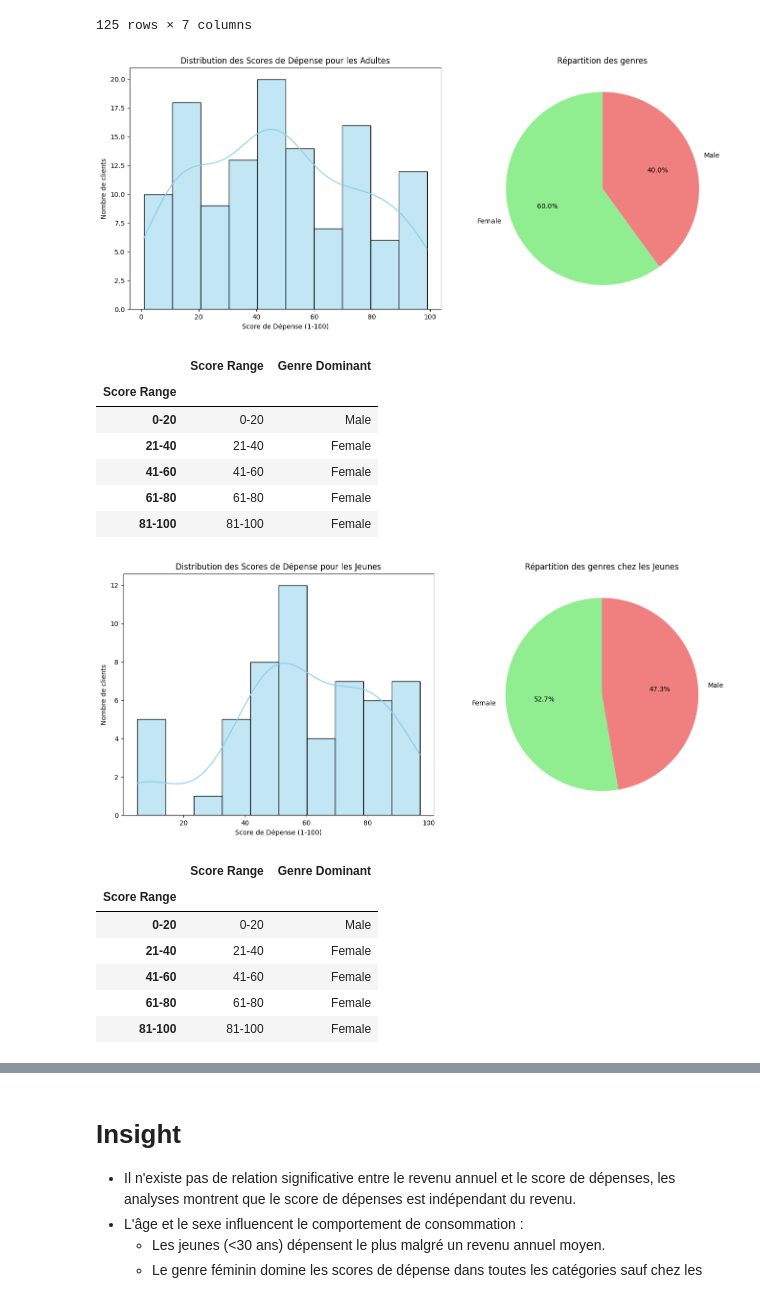
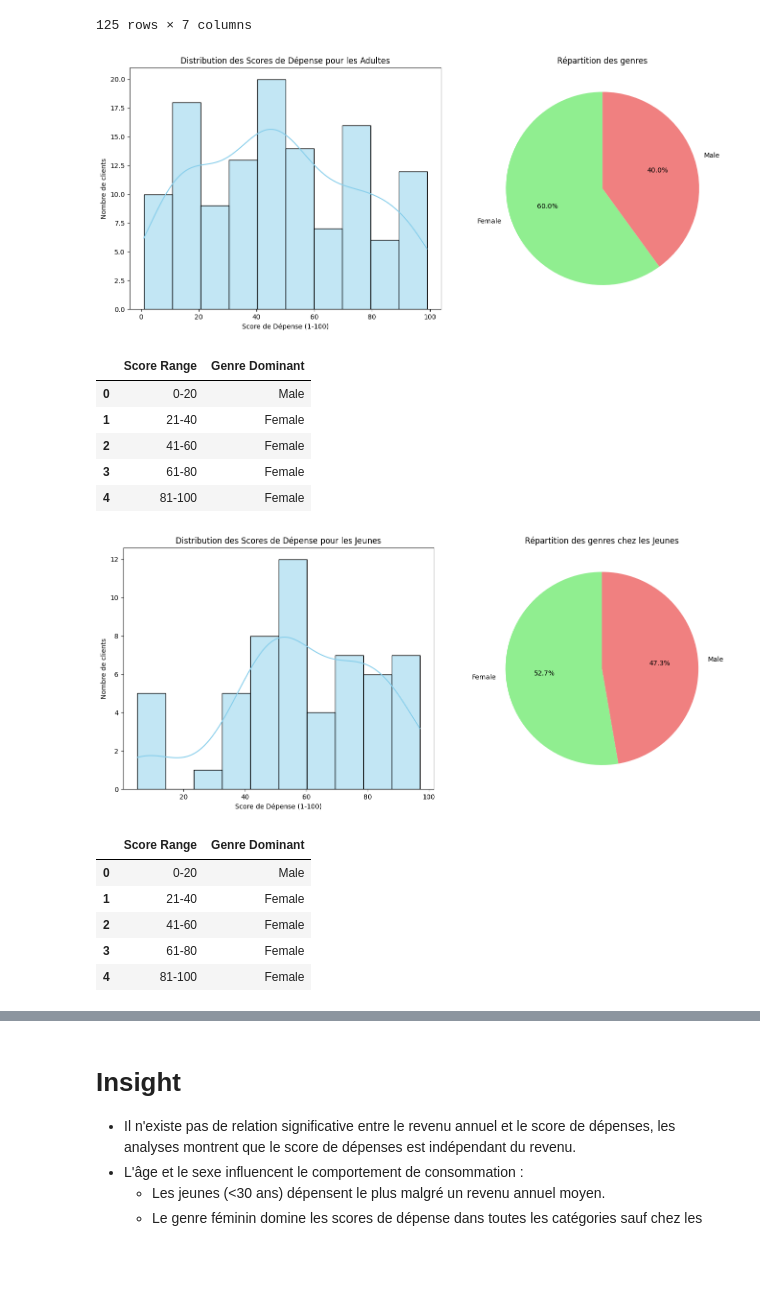
Before and after one commit to BabacarCode/customersAnalys, a Jupyter notebook: marketion_analyse.ipynb, the cells around one changed output, grey strips where cells are left out. Saved outputs shown, nothing was run; the diff lists cells and outputs as text; code cells hidden in the pictures; blank space fills up the shorter version.

```diff
--- a/marketion_analyse.ipynb
+++ b/marketion_analyse.ipynb
@@ -263,40 +263,39 @@ fig, axes = plt.subplots(1, 2, figsize=(14, 6))  # Ajout des parenthèses manqua
 # Utiliser .loc pour éviter le SettingWithCopyWarning
 Adult.loc[:, 'Score Range'] = pd.cut(Adult['Spending Score (1-100)'], bins=score_bins, labels=score_labels)
 
 # Pour éviter le FutureWarning, spécifier observed=False
 genre_dominant_per_range_adult = Adult.groupby('Score Range', observed=False)['Genre'].agg(lambda x: x.value_counts().idxmax())
 
 # Premier graphique : Distribution des scores de dépense avec genre dominant par tranche
 axes[0].set_title('Distribution des Scores de Dépense pour les Adultes')
 sns.histplot(Adult['Spending Score (1-100)'], bins=10, kde=True, color='skyblue', ax=axes[0])
 axes[0].set_xlabel('Score de Dépense (1-100)')
 axes[0].set_ylabel('Nombre de clients')
 
 # Deuxième graphique : Diagramme circulaire des genres
 age_count = Adult['Genre'].value_counts()
 axes[1].pie(age_count, labels=age_count.index, autopct='%1.1f%%', startangle=90, colors=['lightgreen', 'lightcoral'])
 axes[1].set_title("Répartition des genres")
 
 plt.tight_layout()
 plt.show()
 
 # # Créer un tableau pour voir le genre dominant pour chaque tranche
 tableau_genre_dominant_adult = pd.DataFrame({
     'Score Range': score_labels,
-    'Genre Dominant': genre_dominant_per_range_adult
+    'Genre Dominant': [genre_dominant_per_range_adult[score] for score in score_labels]
 })
 
 # Afficher le tableau
 tableau_genre_dominant_adult
 # %% [output]
 [figure]
 |  | Score Range | Genre Dominant |
-| Score Range |  |  |
-| 0-20 | 0-20 | Male |
-| 21-40 | 21-40 | Female |
-| 41-60 | 41-60 | Female |
-| 61-80 | 61-80 | Female |
-| 81-100 | 81-100 | Female |
+| 0 | 0-20 | Male |
+| 1 | 21-40 | Female |
+| 2 | 41-60 | Female |
+| 3 | 61-80 | Female |
+| 4 | 81-100 | Female |
 # %%
 Jeune = customers[customers['Age_Group'] == 'Jeune']
 # %%
@@ -327,18 +326,17 @@ plt.show()
 # Créer un tableau pour voir le genre dominant pour chaque tranche
 tableau_genre_dominant = pd.DataFrame({
     'Score Range': score_labels,
-    'Genre Dominant': genre_dominant_per_range
+    'Genre Dominant':[genre_dominant_per_range[score] for score in score_labels]
 })
 tableau_genre_dominant
 # %% [output]
 [figure]
 |  | Score Range | Genre Dominant |
-| Score Range |  |  |
-| 0-20 | 0-20 | Male |
-| 21-40 | 21-40 | Female |
-| 41-60 | 41-60 | Female |
-| 61-80 | 61-80 | Female |
-| 81-100 | 81-100 | Female |
+| 0 | 0-20 | Male |
+| 1 | 21-40 | Female |
+| 2 | 41-60 | Female |
+| 3 | 61-80 | Female |
+| 4 | 81-100 | Female |
 # %%
 senior = customers[customers['Age_Group'] == 'Senior']
 # %%
```
Also changed, not shown: parts of 6 cells of this notebook.
